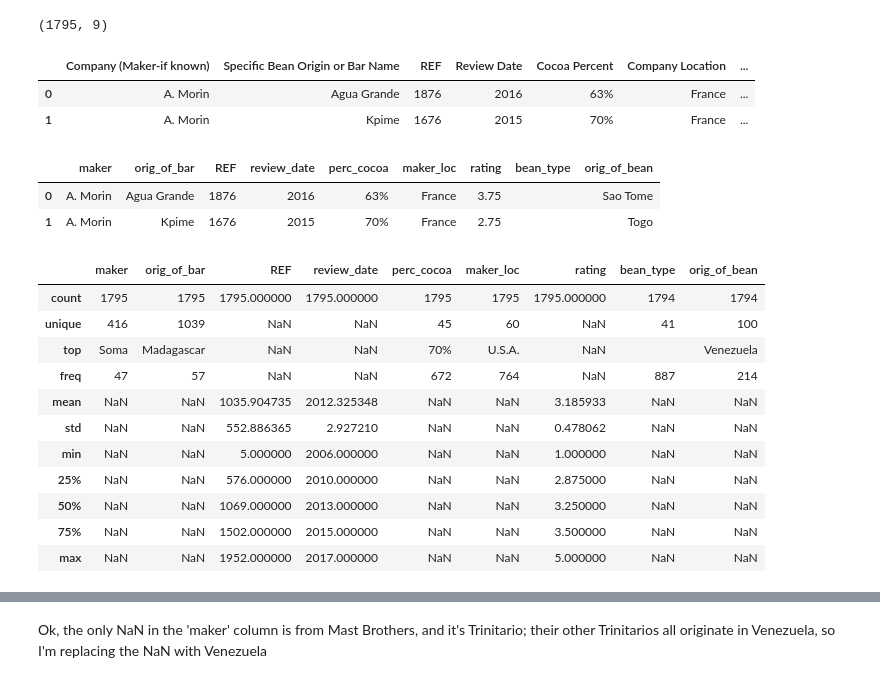
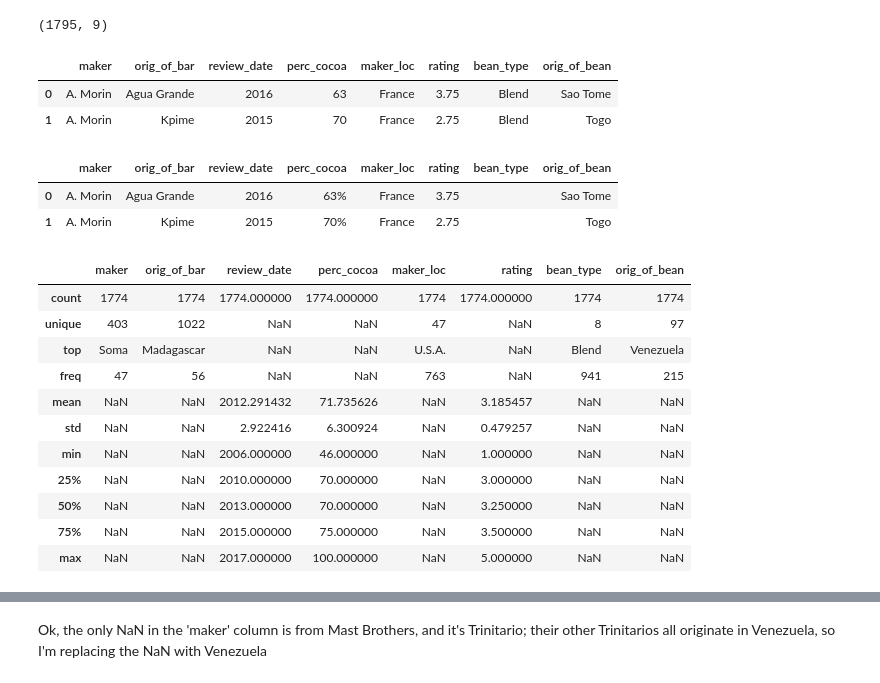
Before and after one commit to A-Bauman/Thinkful, a Jupyter notebook: Cacao.ipynb, the cells around one changed output, grey strips where cells are left out. Cells and saved outputs as stored; diff of their text form; code cells hidden in the pictures.

```diff
--- a/Cacao.ipynb
+++ b/Cacao.ipynb
@@ -4,7 +4,9 @@ import pandas as pd
 import matplotlib.pyplot as plt
 import seaborn as sns
 import re
+import pdb
 
+pd.set_option('display.max_columns', 100)
 %matplotlib inline
 # %%
 choc = pd.read_csv('flavors_of_cacao.csv')
@@ -14,33 +16,36 @@ choc.shape
 # %%
 choc.head(2)
 # %% [output]
-|  | Company (Maker-if known) | Specific Bean Origin or Bar Name | REF | Review Date | Cocoa Percent | Company Location | ... |
-| 0 | A. Morin | Agua Grande | 1876 | 2016 | 63% | France | ... |
-| 1 | A. Morin | Kpime | 1676 | 2015 | 70% | France | ... |
+|  | maker | orig_of_bar | review_date | perc_cocoa | maker_loc | rating | bean_type | orig_of_bean |
+| 0 | A. Morin | Agua Grande | 2016 | 63 | France | 3.75 | Blend | Sao Tome |
+| 1 | A. Morin | Kpime | 2015 | 70 | France | 2.75 | Blend | Togo |
 # %%
+# REF is just a number (smaller=earlier) relating to when the review was entered, date suffices
+choc.drop(columns="REF", inplace=True)
+
 # Do a little reworking of column names so they're less unwieldy
 orig_cols = choc.columns
-new_cols = ['maker', 'orig_of_bar', 'REF', 'review_date', 'perc_cocoa',
+new_cols = ['maker', 'orig_of_bar', 'review_date', 'perc_cocoa',
             'maker_loc', 'rating', 'bean_type', 'orig_of_bean']
 choc = choc.rename(columns=dict(zip(orig_cols, new_cols)))
 choc.head(2)
 # %% [output]
-|  | maker | orig_of_bar | REF | review_date | perc_cocoa | maker_loc | rating | bean_type | orig_of_bean |
-| 0 | A. Morin | Agua Grande | 1876 | 2016 | 63% | France | 3.75 |  | Sao Tome |
-| 1 | A. Morin | Kpime | 1676 | 2015 | 70% | France | 2.75 |  | Togo |
+|  | maker | orig_of_bar | review_date | perc_cocoa | maker_loc | rating | bean_type | orig_of_bean |
+| 0 | A. Morin | Agua Grande | 2016 | 63% | France | 3.75 |  | Sao Tome |
+| 1 | A. Morin | Kpime | 2015 | 70% | France | 2.75 |  | Togo |
 # %%
-# much of this will be NaN, but much is usable too
+# much of this will be NaN, but much is usable too; overall look at things
 choc.describe(include='all')
 # %% [output]
-|  | maker | orig_of_bar | REF | review_date | perc_cocoa | maker_loc | rating | bean_type | orig_of_bean |
-| count | 1795 | 1795 | 1795.000000 | 1795.000000 | 1795 | 1795 | 1795.000000 | 1794 | 1794 |
-| unique | 416 | 1039 | NaN | NaN | 45 | 60 | NaN | 41 | 100 |
-| top | Soma | Madagascar | NaN | NaN | 70% | U.S.A. | NaN |  | Venezuela |
-| freq | 47 | 57 | NaN | NaN | 672 | 764 | NaN | 887 | 214 |
-| mean | NaN | NaN | 1035.904735 | 2012.325348 | NaN | NaN | 3.185933 | NaN | NaN |
-| std | NaN | NaN | 552.886365 | 2.927210 | NaN | NaN | 0.478062 | NaN | NaN |
-| min | NaN | NaN | 5.000000 | 2006.000000 | NaN | NaN | 1.000000 | NaN | NaN |
-| 25% | NaN | NaN | 576.000000 | 2010.000000 | NaN | NaN | 2.875000 | NaN | NaN |
-| 50% | NaN | NaN | 1069.000000 | 2013.000000 | NaN | NaN | 3.250000 | NaN | NaN |
-| 75% | NaN | NaN | 1502.000000 | 2015.000000 | NaN | NaN | 3.500000 | NaN | NaN |
-| max | NaN | NaN | 1952.000000 | 2017.000000 | NaN | NaN | 5.000000 | NaN | NaN |
+|  | maker | orig_of_bar | review_date | perc_cocoa | maker_loc | rating | bean_type | orig_of_bean |
+| count | 1774 | 1774 | 1774.000000 | 1774.000000 | 1774 | 1774.000000 | 1774 | 1774 |
+| unique | 403 | 1022 | NaN | NaN | 47 | NaN | 8 | 97 |
+| top | Soma | Madagascar | NaN | NaN | U.S.A. | NaN | Blend | Venezuela |
+| freq | 47 | 56 | NaN | NaN | 763 | NaN | 941 | 215 |
+| mean | NaN | NaN | 2012.291432 | 71.735626 | NaN | 3.185457 | NaN | NaN |
+| std | NaN | NaN | 2.922416 | 6.300924 | NaN | 0.479257 | NaN | NaN |
+| min | NaN | NaN | 2006.000000 | 46.000000 | NaN | 1.000000 | NaN | NaN |
+| 25% | NaN | NaN | 2010.000000 | 70.000000 | NaN | 3.000000 | NaN | NaN |
+| 50% | NaN | NaN | 2013.000000 | 70.000000 | NaN | 3.250000 | NaN | NaN |
+| 75% | NaN | NaN | 2015.000000 | 75.000000 | NaN | 3.500000 | NaN | NaN |
+| max | NaN | NaN | 2017.000000 | 100.000000 | NaN | 5.000000 | NaN | NaN |
```
Also changed, not shown: parts of 38 cells of this notebook.
